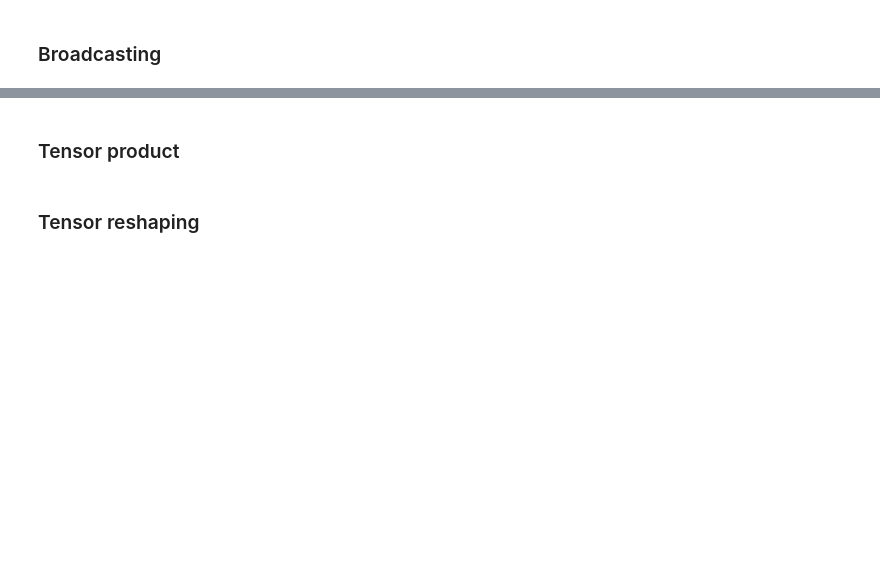
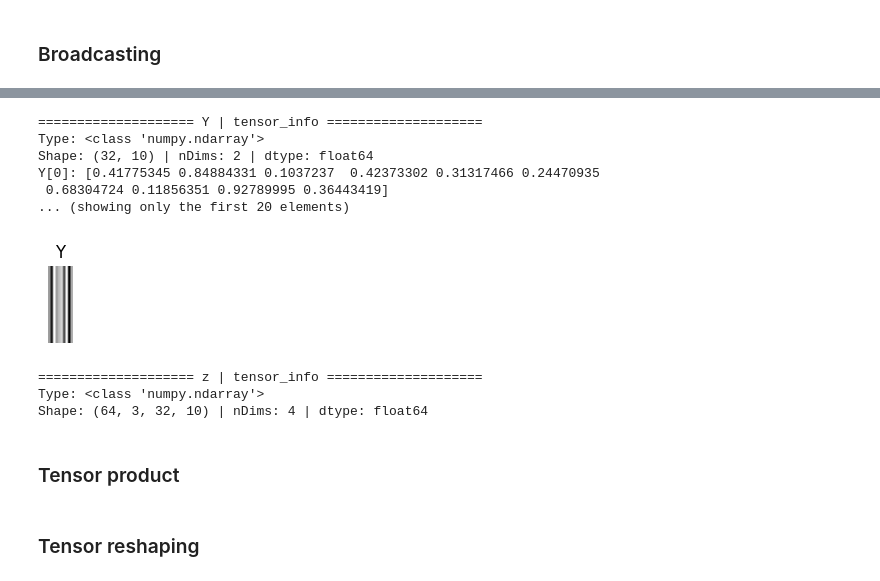
Before and after one commit to alemalvarez/dl-with-python-pytorch, a Jupyter notebook: chapter02_mathematical-building-blocks.ipynb, the cells around one changed output, grey strips where cells are left out. Cells and saved outputs as stored; diff of their text form; code cells hidden in the pictures; blank space fills up the shorter version.

```diff
--- a/chapter02_mathematical-building-blocks.ipynb
+++ b/chapter02_mathematical-building-blocks.ipynb
@@ -644,5 +678,14 @@ y = np.expand_dims(y, axis=0)
 # %%
-Y = np.concatenate([y] * 32, axis=0)
+Y = np.concatenate([y_expanded] * 32, axis=0)
+utils.tensor_info(Y, "Y")
+# %% [output]
+==================== Y | tensor_info ====================
+Type: <class 'numpy.ndarray'>
+Shape: (32, 10) | nDims: 2 | dtype: float64
+Y[0]: [0.41775345 0.84884331 0.1037237  0.42373302 0.31317466 0.24470935
+ 0.68304724 0.11856351 0.92789995 0.36443419]
+... (showing only the first 20 elements)
+[figure, added]
 # %%
 def naive_add_matrix_and_vector(x, y):
     assert len(x.shape) == 2
@@ -658,6 +701,11 @@ import numpy as np
 x = np.random.random((64, 3, 32, 10))
 y = np.random.random((32, 10))
 z = np.maximum(x, y)
+utils.tensor_info(z, "z")
+# %% [output]
+==================== z | tensor_info ====================
+Type: <class 'numpy.ndarray'>
+Shape: (64, 3, 32, 10) | nDims: 4 | dtype: float64
 # %% [markdown]
 ### Tensor product
 # %%
```
Also changed, not shown: parts of 37 cells of this notebook, 1 other file.
